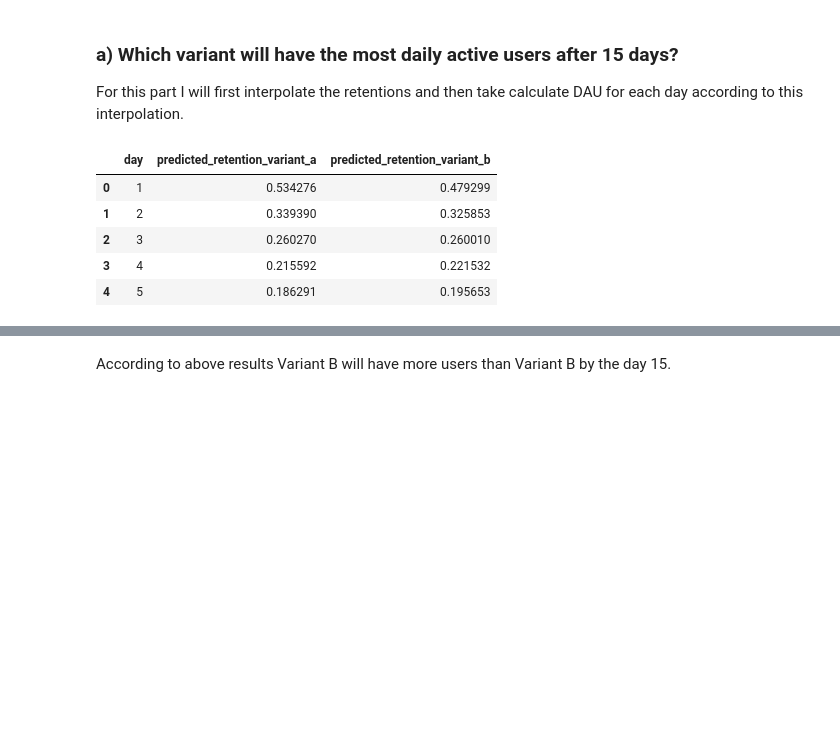
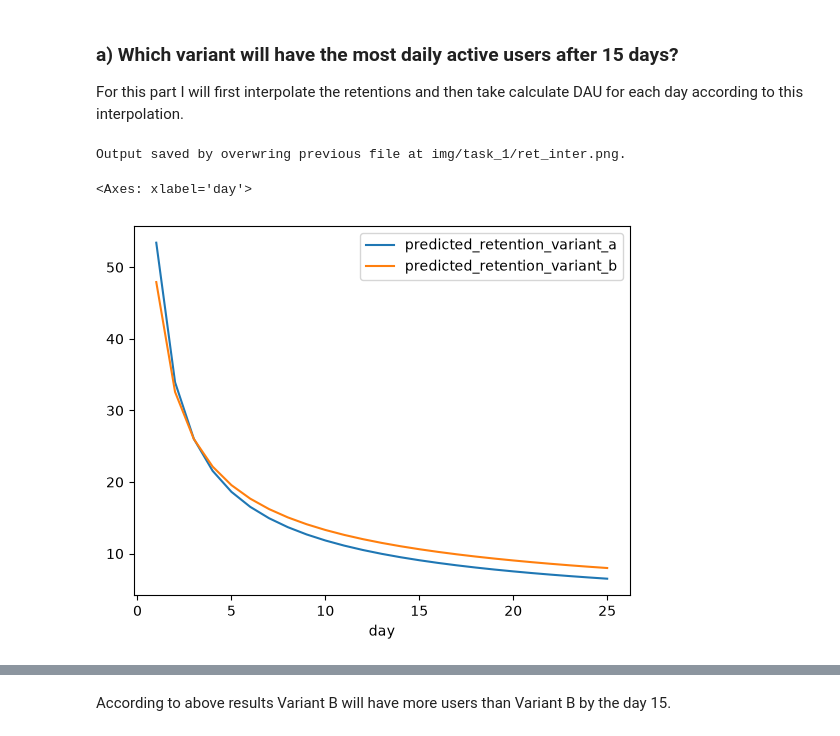
Before and after one commit to pxfurkanenes/vertigo_case, a Jupyter notebook: task_1.ipynb, the cells around one changed output, grey strips where cells are left out. Drawn from its saved outputs; the diff is of its cells as text; code cells hidden in the pictures; blank space fills up the shorter version.

```diff
--- a/task_1.ipynb
+++ b/task_1.ipynb
@@ -66,14 +78,13 @@ all_days = pd.DataFrame({'day': np.arange(1, simulation_length)})
 all_days['predicted_retention_variant_a'] = power_law(all_days['day'], a_fit_variant_a, b_fit_variant_a)
 all_days['predicted_retention_variant_b'] = power_law(all_days['day'], a_fit_variant_b, b_fit_variant_b)
 # %%
-all_days.head()
+%%capture_img --path "./img/task_1/ret_inter.png"
+
+(all_days.head(25).set_index("day")*100).plot()
 # %% [output]
-|  | day | predicted_retention_variant_a | predicted_retention_variant_b |
-| 0 | 1 | 0.534276 | 0.479299 |
-| 1 | 2 | 0.339390 | 0.325853 |
-| 2 | 3 | 0.260270 | 0.260010 |
-| 3 | 4 | 0.215592 | 0.221532 |
-| 4 | 5 | 0.186291 | 0.195653 |
+Output saved by overwring previous file at img/task_1/ret_inter.png.
+<Axes: xlabel='day'>
+[figure, added]
 # %%
 daily_sim = pd.DataFrame({'day': np.arange(1, simulation_length)})
 daily_sim['installs'] = 20000
```
Also changed, not shown: parts of 24 cells of this notebook, 27 other files.
